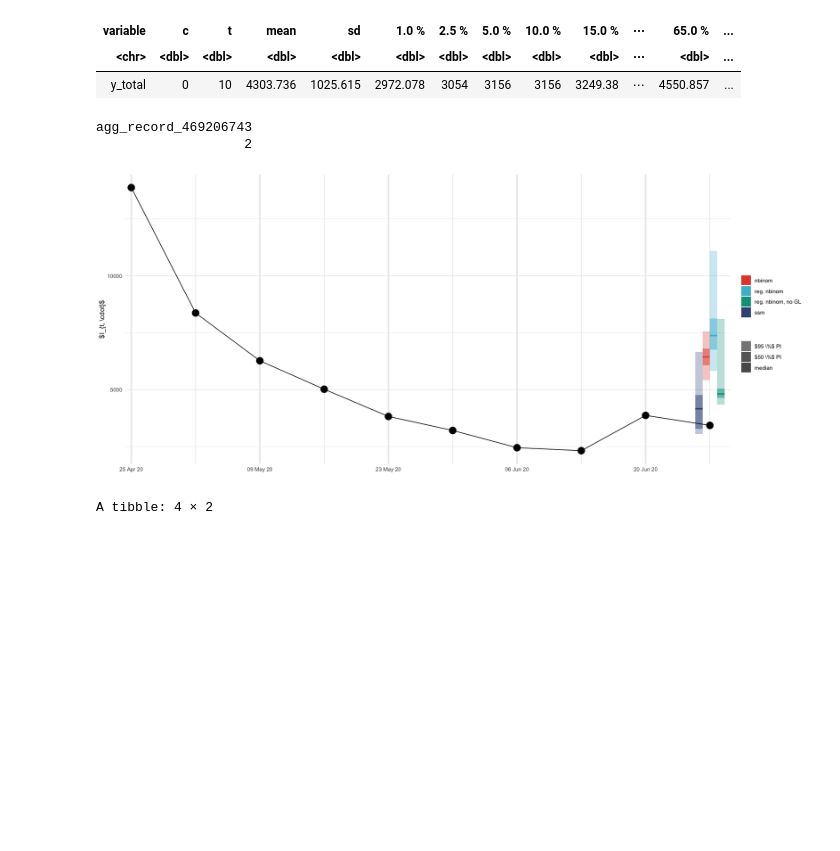
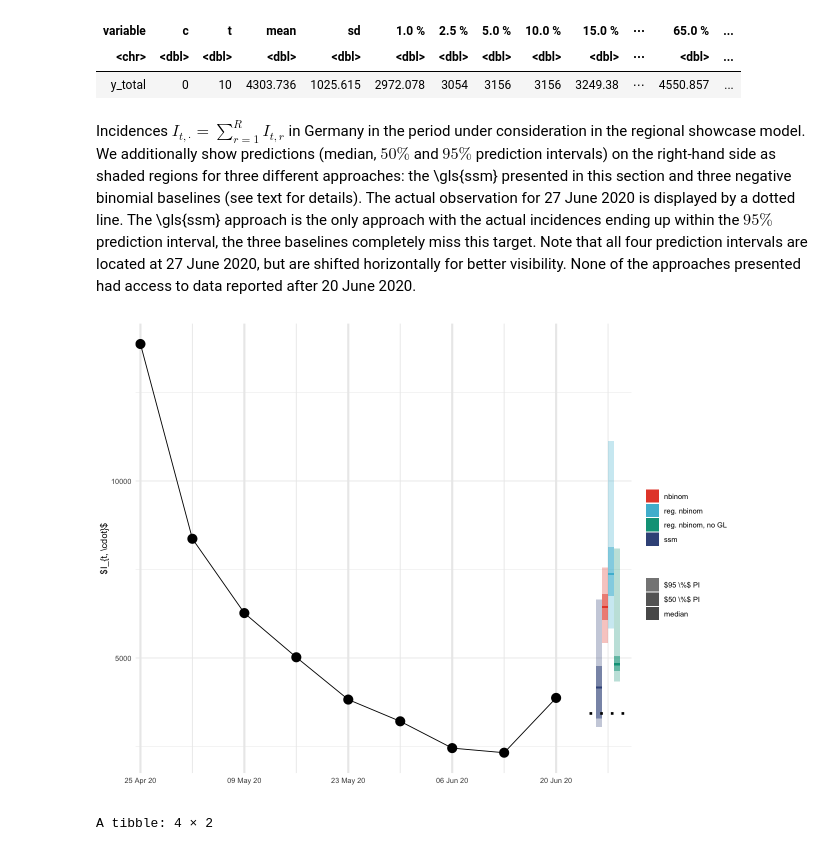
Before and after one commit to stefanheyder/dissertation, a Jupyter notebook: nbs/4 Models/4.2 Regional growth factor model/30_figures.ipynb, the cells around one changed output. Drawn from its saved outputs; the diff is of its cells as text; code cells hidden in the pictures; blank space fills up the shorter version.

```diff
--- a/nbs/4 Models/4.2 Regional growth factor model/30_figures.ipynb
+++ b/nbs/4 Models/4.2 Regional growth factor model/30_figures.ipynb
@@ -198,40 +187,41 @@ geom_prediction_interval <- function(model, data, dx=1, offset=0) {
         geom_rect(aes(xmin = date - dx + offset, xmax= date+dx + offset, ymin = `0.025`, ymax = `0.975`, alpha=alpha_fct[3], fill=model), data=data),
         geom_rect(aes(xmin = date - dx + offset, xmax= date+dx + offset, ymin = `0.25`, ymax = `0.75`, alpha=alpha_fct[2], fill=model), data=data),
         geom_rect(aes(xmin= date - dx + offset, xmax=date + dx + offset, ymin = `0.5`-30, ymax=`0.5`+30, alpha=alpha_fct[1], fill=model), data=data)
     )
 }
 
 y_result_plot <- y_total_result %>%
     rename_with(function(x) as.character(rename_pct_to_decimal(x)), ends_with('%'))
 
 full_truth %>%
     inner_join(y_result_plot, by=c("date"="date")) %>%
     ggplot(aes()) +
     geom_prediction_interval("ssm", data=y_result_plot, dx=dx, offset=-3*dx) +
     geom_prediction_interval("nbinom", data=nb_quantiles, dx=dx,offset=-1*dx) +
     geom_prediction_interval("reg. nbinom", data=nb_county_quantiles, dx=dx, offset=1*dx) +
     geom_prediction_interval("reg. nbinom, no GL", data=nb_county_quantiles_no_GL, dx=dx, offset=3*dx) +
-
-    geom_line(aes(date, cases), data= full_truth %>% filter(date >= ymd('2020-04-25'), date <= ymd('2020-06-27'))) +
-    geom_point(aes(date, cases), data= full_truth %>% filter(date >= ymd('2020-04-25'), date <= ymd('2020-06-27')), size=5)  +
+    geom_line(aes(date, cases), data= full_truth %>% filter(date >= ymd('2020-04-25'), date <= ymd('2020-06-27') - 7)) +
+    geom_point(aes(date, cases), data= full_truth %>% filter(date >= ymd('2020-04-25'), date <= ymd('2020-06-27') - 7), size=5)  +
+    # Highlight the prediction target
+    geom_segment(aes(x = date - 2.5, xend = date + 2.5, y = cases, yend = cases), data = full_truth %>% filter(date == ymd('2020-06-27')), linewidth = 1.5, color = 'black', linetype='dotted') +
     scale_alpha_manual(name="", values=c("median"=1, "$50 \\%$ PI"=0.5, "$95 \\%$ PI"=0.3)) +
     labs(x="", y="$I_{t, \\cdot}$", fill="") +
     scale_x_date(
         breaks = function(x) seq(ceiling_date(x[1], "week", week_start = 6), floor_date(x[2], "week", week_start = 6), by = "2 week"),
         date_labels = "%d %b %y",
         expand = expansion(mult = c(0.01, 0.01))
     ) +
     theme(
         panel.grid.major.x = element_line(linewidth = 1.2),
         panel.grid.minor.x = element_line(linewidth = 0.5)
     ) +
     scale_fill_npg()
 
-ggsave_tikz(here("tikz/regional_showcase_prediction.tex"), width=16/1.5, height=7/1.5)
+caption <- r"(Incidences $I_{t,\cdot} = \sum_{r = 1}^R I_{t,r}$ in Germany in the period under consideration in the regional showcase model. We additionally show predictions (median, $50\%$ and $95\%$ prediction intervals) on the right-hand side as shaded regions for three different approaches: the \gls{ssm} presented in this section and three negative binomial baselines (see text for details). The actual observation for 27 June 2020 is displayed by a dotted line. The \gls{ssm} approach is the only approach with the actual incidences ending up within the $95\%$ prediction interval, the three baselines completely miss this target. Note that all four prediction intervals are located at 27 June 2020, but are shifted horizontally for better visibility. None of the approaches presented had access to data reported after 20 June 2020.)"
+ggsave_tikz_full(here("tikz/regional_showcase_prediction.tex"), width=16/1.5, height=7/1.5, caption=caption)
 # %% [output]
-agg_record_469206743
-                   2
+Incidences $I_{t,\cdot} = \sum_{r = 1}^R I_{t,r}$ in Germany in the period under consideration in the regional showcase model. We additionally show predictions (median, $50\%$ and $95\%$ prediction intervals) on the right-hand side as shaded regions for three different approaches: the \gls{ssm} presented in this section and three negative binomial baselines (see text for details). The actual observation for 27 June 2020 is displayed by a dotted line. The \gls{ssm} approach is the only approach with the actual incidences ending up within the $95\%$ prediction interval, the three baselines completely miss this target. Note that all four prediction intervals are located at 27 June 2020, but are shifted horizontally for better visibility. None of the approaches presented had access to data reported after 20 June 2020.
-[figure, old version]
+[figure, new version]
 # %%
 full_truth %>%
     filter(date <= prediction_date, date >= prediction_date - 21)
```
Also changed, not shown: parts of 22 cells of this notebook, 20 other files.
